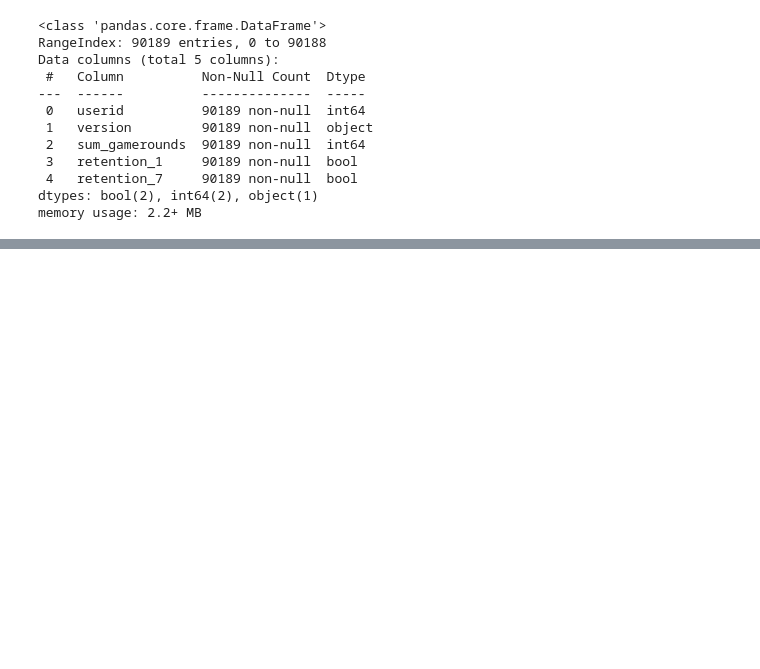
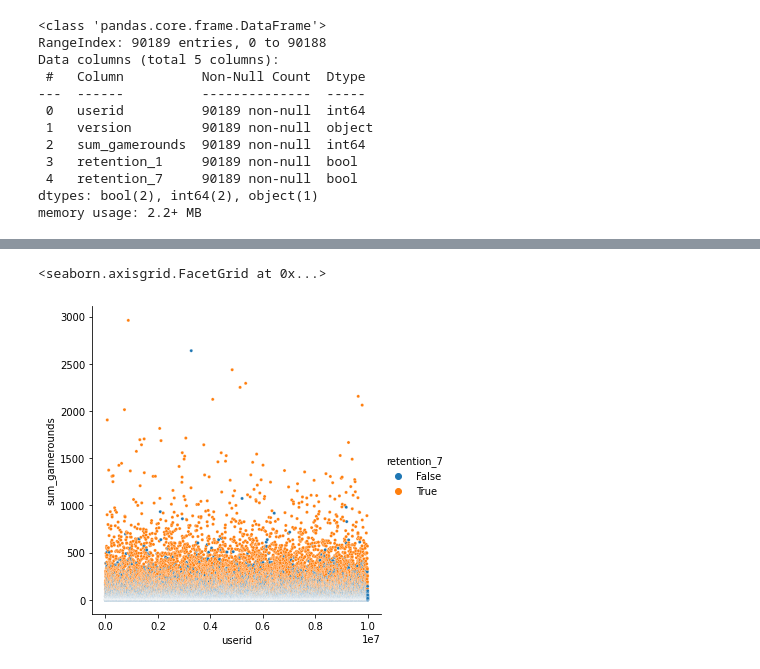
Before and after one commit to AsiMrz/AB-Testing, a Jupyter notebook: data-story.ipynb, the cells around one changed output, grey strips where cells are left out. Drawn from its saved outputs; the diff is of its cells as text; code cells hidden in the pictures; blank space fills up the shorter version.

```diff
--- a/data-story.ipynb
+++ b/data-story.ipynb
@@ -101,0 +154,8 @@ Name: sum_gamerounds, dtype: float64
+# %%
+sns.relplot(
+    data=df[df['sum_gamerounds']<10000],
+    x="userid", y="sum_gamerounds", hue="retention_7", s=10
+    )
+# %% [output]
+<seaborn.axisgrid.FacetGrid at 0x...>
+[figure, added]
```
Also changed, not shown: parts of 30 cells of this notebook.
